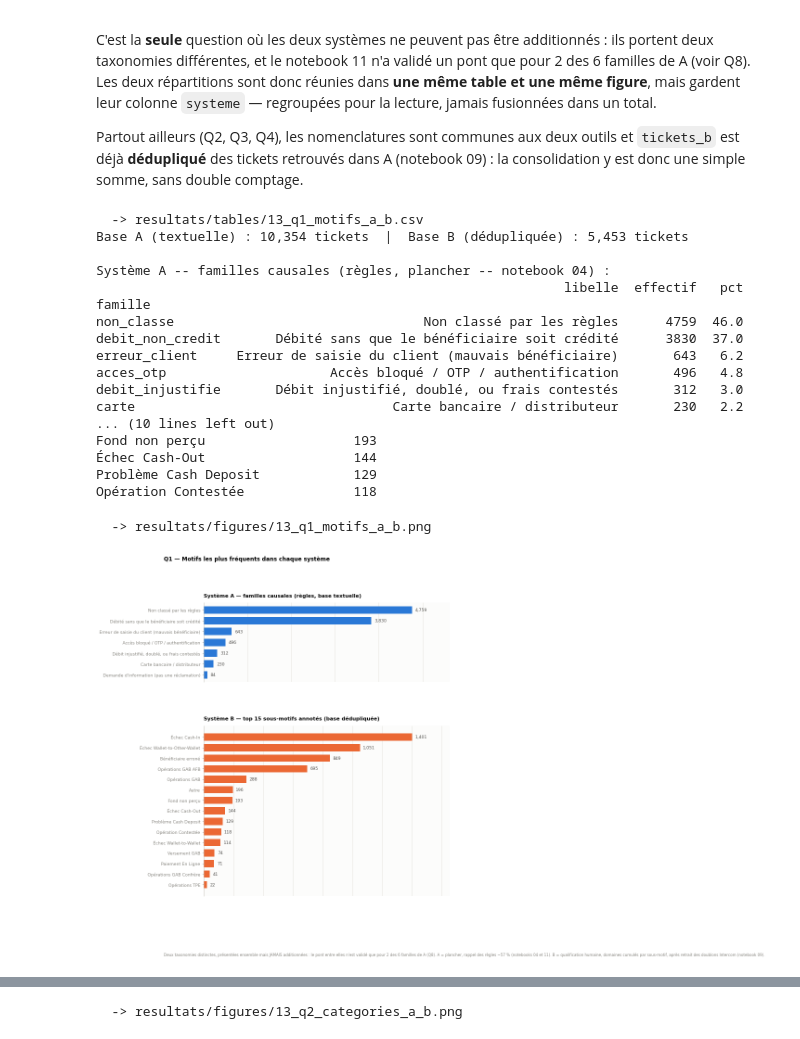
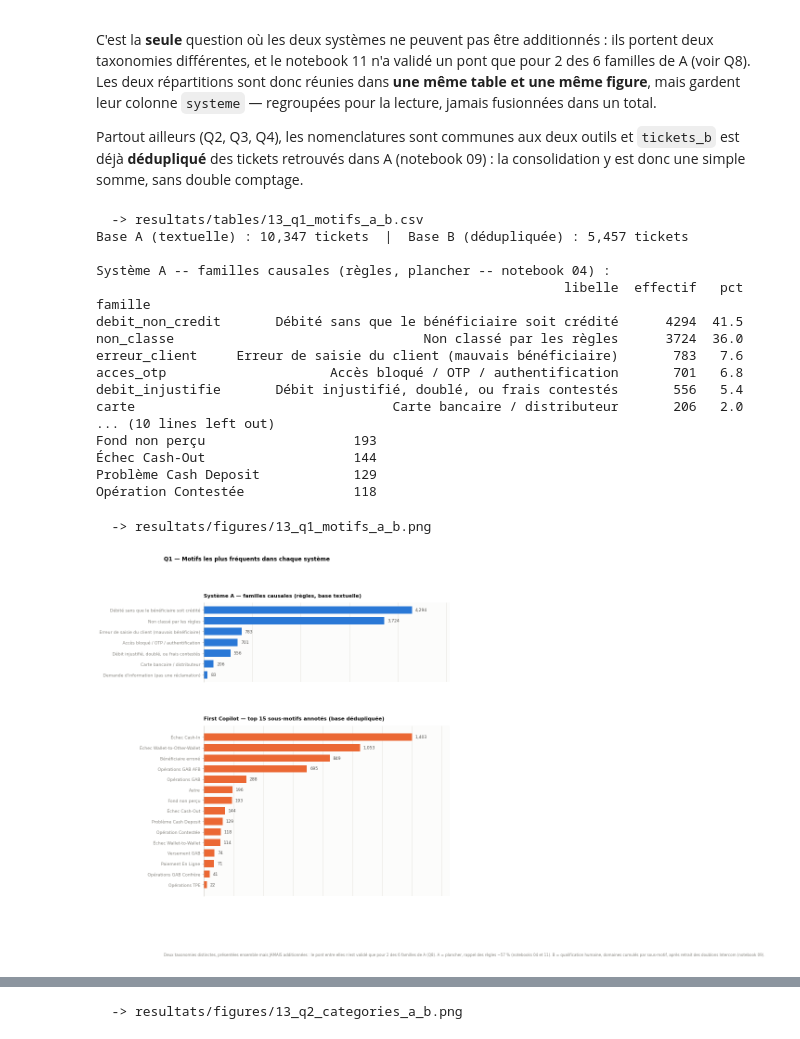
Before and after one commit to GAUSS-TPAC/Sentiment-Analysis---Banking-Text-Mining, a Jupyter notebook: niv/notebooks/13_reponses_questions_direction.ipynb, the cells around one changed output, grey strips where cells are left out. Cells and saved outputs as stored; diff of their text form; code cells hidden in the pictures.

```diff
--- a/niv/notebooks/13_reponses_questions_direction.ipynb
+++ b/niv/notebooks/13_reponses_questions_direction.ipynb
@@ -142,21 +142,21 @@ print()
 print("Système A -- familles causales (règles, plancher -- notebook 04) :")
 print(familles_a[["libelle", "effectif", "pct"]].to_string())
 print()
-print("Système B -- 10 sous-motifs annotés les plus fréquents (domaines cumulés) :")
+print("First Copilot -- 10 sous-motifs annotés les plus fréquents (domaines cumulés) :")
 print(sm_b_par_motif.head(10).to_string())
 # %% [output]
   -> resultats/tables/13_q1_motifs_a_b.csv
-Base A (textuelle) : 10,354 tickets  |  Base B (dédupliquée) : 5,453 tickets
+Base A (textuelle) : 10,347 tickets  |  Base B (dédupliquée) : 5,457 tickets
 
 Système A -- familles causales (règles, plancher -- notebook 04) :
                                                             libelle  effectif   pct
 famille
-non_classe                                Non classé par les règles      4759  46.0
-debit_non_credit       Débité sans que le bénéficiaire soit crédité      3830  37.0
-erreur_client     Erreur de saisie du client (mauvais bénéficiaire)       643   6.2
-acces_otp                     Accès bloqué / OTP / authentification       496   4.8
-debit_injustifie       Débit injustifié, doublé, ou frais contestés       312   3.0
-carte                                 Carte bancaire / distributeur       230   2.2
+debit_non_credit       Débité sans que le bénéficiaire soit crédité      4294  41.5
+non_classe                                Non classé par les règles      3724  36.0
+erreur_client     Erreur de saisie du client (mauvais bénéficiaire)       783   7.6
+acces_otp                     Accès bloqué / OTP / authentification       701   6.8
+debit_injustifie       Débit injustifié, doublé, ou frais contestés       556   5.4
+carte                                 Carte bancaire / distributeur       206   2.0
 ... (10 lines left out)
 Fond non perçu                   193
 Échec Cash-Out                   144
@@ -166,35 +166,35 @@ Opération Contestée              118
 # Une seule figure, deux panneaux : les deux taxonomies se lisent d'un coup
 # d'oeil sans qu'aucune addition ne soit suggérée. Hauteurs proportionnelles
 # au nombre de barres pour que l'épaisseur des barres reste identique.
 #
 # Côté B, on trace `sm_b_par_motif` (domaines cumulés) et non `resume_sm_b` :
 # ce dernier a une clé (domaine, sous_motif), donc des libellés répétés, qui
 # se superposeraient silencieusement sur un axe catégoriel.
 serie_a = familles_a.set_index("libelle")["effectif"]
 serie_b = sm_b_par_motif.head(15)
 assert serie_b.index.is_unique, "libellés de sous-motifs non uniques : les barres se superposeraient"
 
 fig, (ax_a, ax_b) = plt.subplots(
     2, 1, figsize=(9.5, 0.42 * (len(serie_a) + len(serie_b)) + 2.4),
     gridspec_kw={"height_ratios": [len(serie_a), len(serie_b)], "hspace": 0.35},
 )
 viz.barres_horizontales(serie_a, "Système A — familles causales (règles, base textuelle)",
                         ax=ax_a, couleur=viz.SERIES[0])
-viz.barres_horizontales(serie_b, "Système B — top 15 sous-motifs annotés (base dédupliquée)",
+viz.barres_horizontales(serie_b, "First Copilot — top 15 sous-motifs annotés (base dédupliquée)",
                         ax=ax_b, couleur=viz.SERIES[1])
 fig.suptitle("Q1 — Motifs les plus fréquents dans chaque système", fontsize=12,
              fontweight="bold", x=0.0, ha="left", y=1.0)
 viz.annoter_source(
     fig,
     "Deux taxonomies distinctes, présentées ensemble mais JAMAIS additionnées : le pont entre elles n'est validé "
     "que pour 2 des 6 familles de A (Q8). A = plancher, rappel des règles ~57 % (notebooks 04 et 11). "
     "B = qualification humaine, domaines cumulés par sous-motif, après retrait des doublons Intercom (notebook 09).",
 )
 viz.sauver(fig, "13_q1_motifs_a_b")
 plt.show()
 # %% [output]
   -> resultats/figures/13_q1_motifs_a_b.png
-[figure, old version]
+[figure, new version]
 # %% [markdown]
 ## Q2 — Catégories qui concentrent le plus de tickets
 
```
Also changed, not shown: parts of 27 cells of this notebook, 55 other files.
